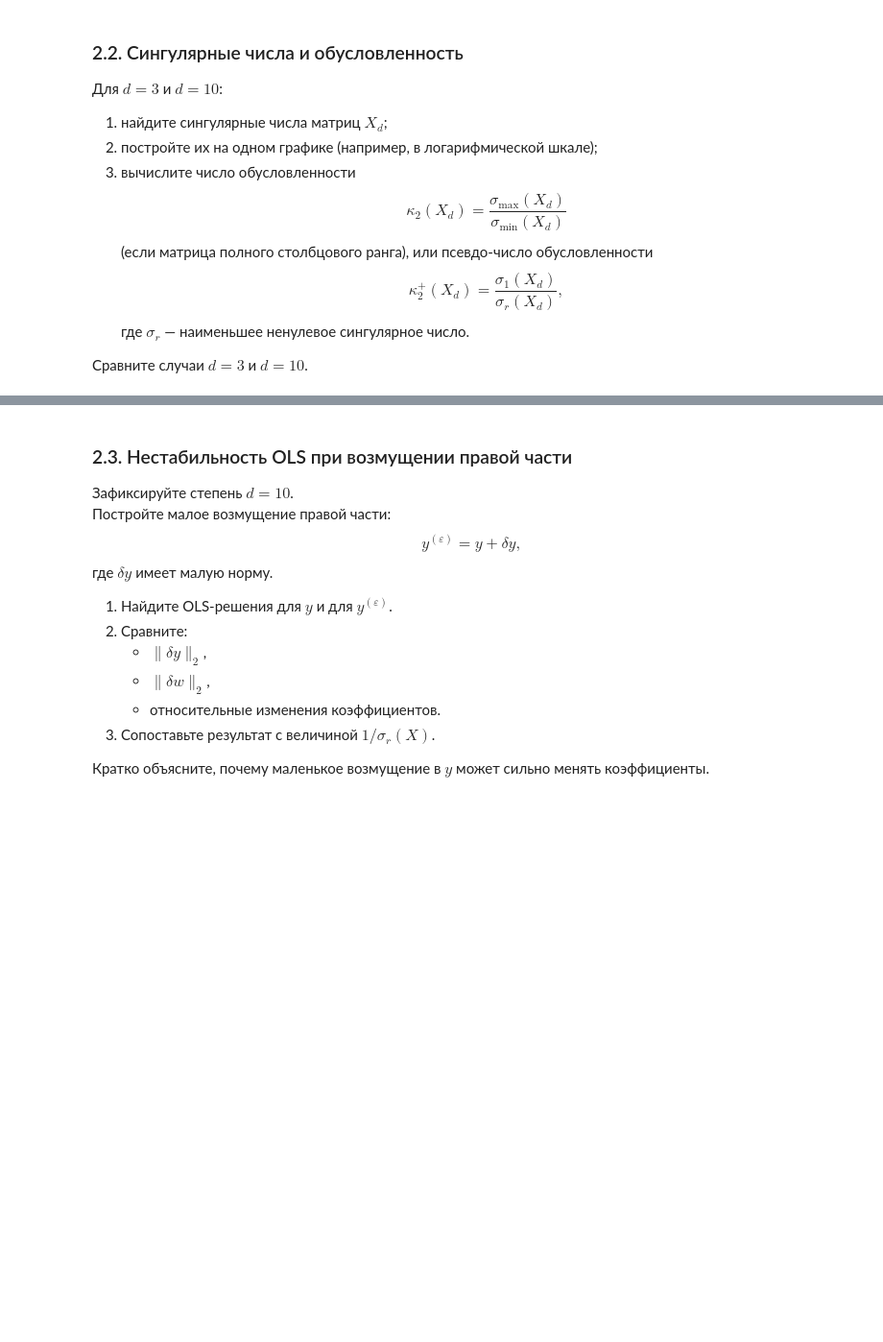
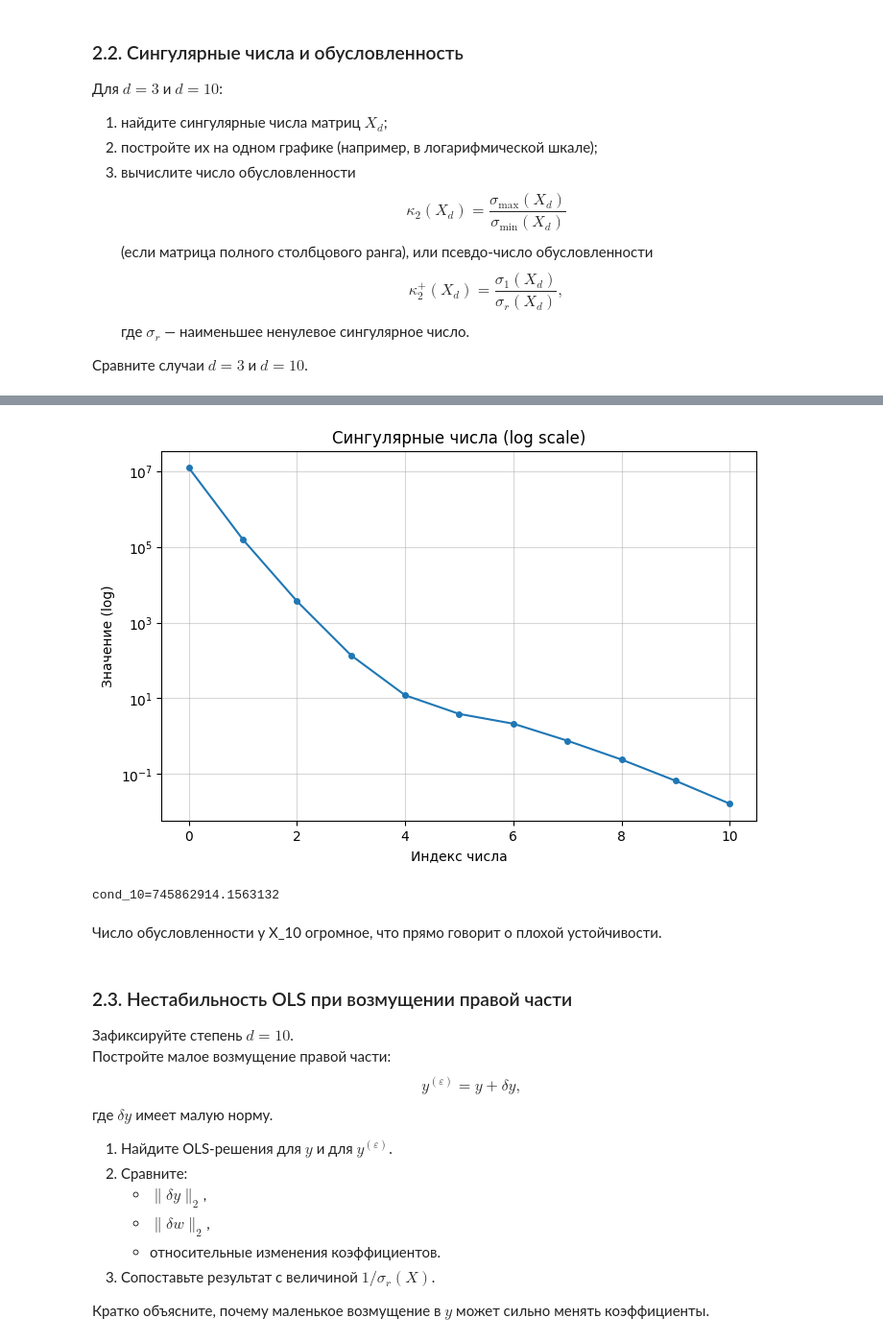
Before and after one commit to DmytryPan/ml-math-base-course, a Jupyter notebook: lab-04/Lab_code_4.ipynb, the cells around one changed output, grey strips where cells are left out. Shown at 96% size. Saved outputs shown, nothing was run; the diff lists cells and outputs as text; code cells hidden in the pictures; blank space fills up the shorter version.

```diff
--- a/lab-04/Lab_code_4.ipynb
+++ b/lab-04/Lab_code_4.ipynb
@@ -157,3 +175,21 @@ $$
+# %%
+U_10, S_10, Vt_10 = np.linalg.svd(X_10)
+plt.figure(figsize=(8, 5))
+plt.semilogy(S_10, 'o-', markersize=4) # Логарифмическая шкала по Y
+
+plt.title("Сингулярные числа (log scale)")
+plt.xlabel("Индекс числа")
+plt.ylabel("Значение (log)")
+plt.grid(True, which="both", ls="-", alpha=0.5)
+plt.show()
+
+cond_10 = S_10[0] / S_10[-1]
+print(f'cond_10={cond_10}')
+# %% [output]
+[figure, added]
+cond_10=745862914.1563132
+# %% [markdown]
+Число обусловленности у X_10 огромное, что прямо говорит о плохой устойчивости.
 # %% [markdown]
 ### 2.3. Нестабильность OLS при возмущении правой части
 
```
Also changed, not shown: parts of 8 cells of this notebook.
